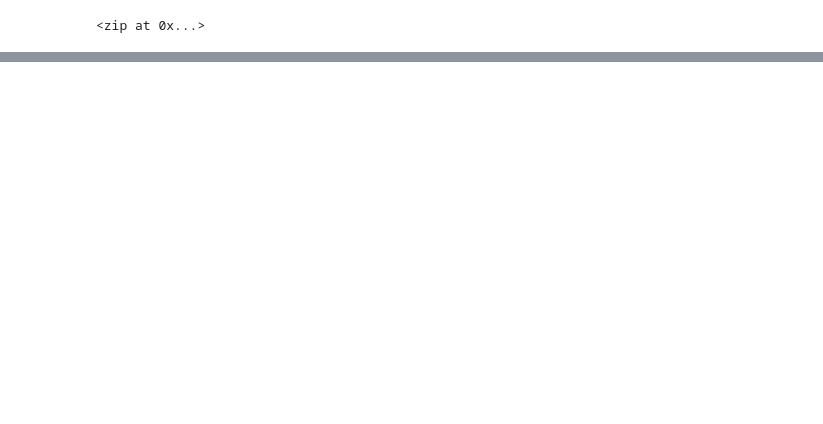
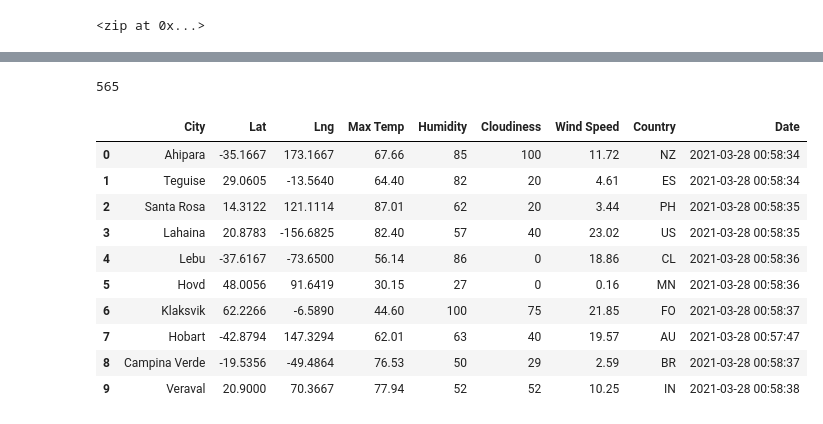
Before and after one commit to mpooser417/World_Weather_Analysis, a Jupyter notebook: WeatherPy.ipynb, the cells around one changed output, grey strips where cells are left out. Drawn from its saved outputs; the diff is of its cells as text; code cells hidden in the pictures; blank space fills up the shorter version.

```diff
--- a/WeatherPy.ipynb
+++ b/WeatherPy.ipynb
@@ -32,0 +122,20 @@ len(cities)
+# %%
+len(city_data)
+# %% [output]
+565
+# %%
+# Convert the array of dictionaries to a Pandas DataFrame.
+city_data_df = pd.DataFrame(city_data)
+city_data_df.head(10)
+# %% [output]
+|  | City | Lat | Lng | Max Temp | Humidity | Cloudiness | Wind Speed | Country | Date |
+| 0 | Ahipara | -35.1667 | 173.1667 | 67.66 | 85 | 100 | 11.72 | NZ | 2021-03-28 00:58:34 |
+| 1 | Teguise | 29.0605 | -13.5640 | 64.40 | 82 | 20 | 4.61 | ES | 2021-03-28 00:58:34 |
+| 2 | Santa Rosa | 14.3122 | 121.1114 | 87.01 | 62 | 20 | 3.44 | PH | 2021-03-28 00:58:35 |
+| 3 | Lahaina | 20.8783 | -156.6825 | 82.40 | 57 | 40 | 23.02 | US | 2021-03-28 00:58:35 |
+| 4 | Lebu | -37.6167 | -73.6500 | 56.14 | 86 | 0 | 18.86 | CL | 2021-03-28 00:58:36 |
+| 5 | Hovd | 48.0056 | 91.6419 | 30.15 | 27 | 0 | 0.16 | MN | 2021-03-28 00:58:36 |
+| 6 | Klaksvik | 62.2266 | -6.5890 | 44.60 | 100 | 75 | 21.85 | FO | 2021-03-28 00:58:37 |
+| 7 | Hobart | -42.8794 | 147.3294 | 62.01 | 63 | 40 | 19.57 | AU | 2021-03-28 00:57:47 |
+| 8 | Campina Verde | -19.5356 | -49.4864 | 76.53 | 50 | 29 | 2.59 | BR | 2021-03-28 00:58:37 |
+| 9 | Veraval | 20.9000 | 70.3667 | 77.94 | 52 | 52 | 10.25 | IN | 2021-03-28 00:58:38 |
```
Also changed, not shown: parts of 7 cells of this notebook, 1 other file.
